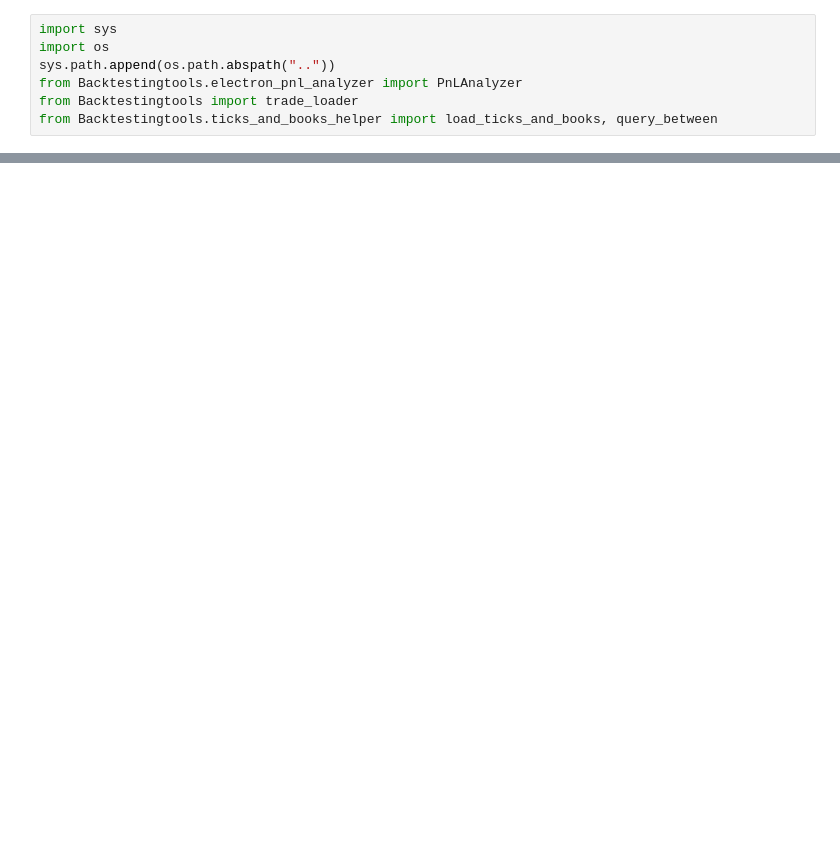
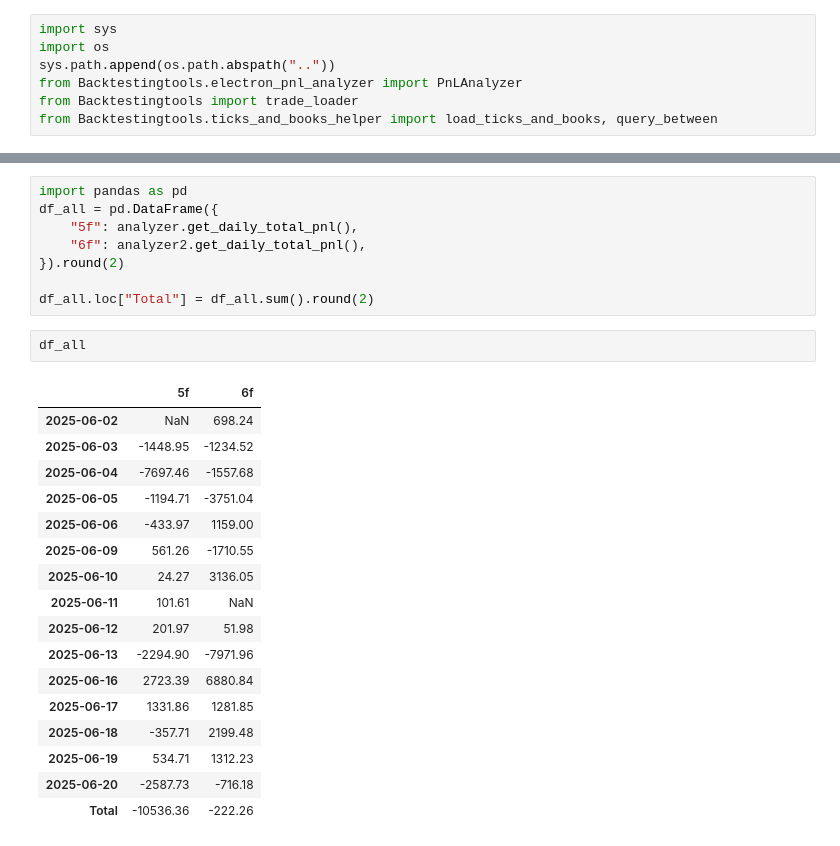
Before and after one commit to yuyu8815/TMF_electron_backtest, a Jupyter notebook: electron_backtest/notebooks/electron_backtest_system_fee_v6.ipynb, the cells around one changed output, grey strips where cells are left out. Drawn from its saved outputs; the diff is of its cells as text; blank space fills up the shorter version.

```diff
--- a/electron_backtest/notebooks/electron_backtest_system_fee_v6.ipynb
+++ b/electron_backtest/notebooks/electron_backtest_system_fee_v6.ipynb
@@ -135,0 +54,28 @@ top 5 days loss：
+# %%
+import pandas as pd
+df_all = pd.DataFrame({
+    "5f": analyzer.get_daily_total_pnl(),
+    "6f": analyzer2.get_daily_total_pnl(),
+}).round(2)
+
+df_all.loc["Total"] = df_all.sum().round(2)
+# %%
+df_all
+# %% [output]
+|  | 5f | 6f |
+| 2025-06-02 | NaN | 698.24 |
+| 2025-06-03 | -1448.95 | -1234.52 |
+| 2025-06-04 | -7697.46 | -1557.68 |
+| 2025-06-05 | -1194.71 | -3751.04 |
+| 2025-06-06 | -433.97 | 1159.00 |
+| 2025-06-09 | 561.26 | -1710.55 |
+| 2025-06-10 | 24.27 | 3136.05 |
+| 2025-06-11 | 101.61 | NaN |
+| 2025-06-12 | 201.97 | 51.98 |
+| 2025-06-13 | -2294.90 | -7971.96 |
+| 2025-06-16 | 2723.39 | 6880.84 |
+| 2025-06-17 | 1331.86 | 1281.85 |
+| 2025-06-18 | -357.71 | 2199.48 |
+| 2025-06-19 | 534.71 | 1312.23 |
+| 2025-06-20 | -2587.73 | -716.18 |
+| Total | -10536.36 | -222.26 |
```
Also changed, not shown: parts of 5 cells of this notebook, 1 other file.
